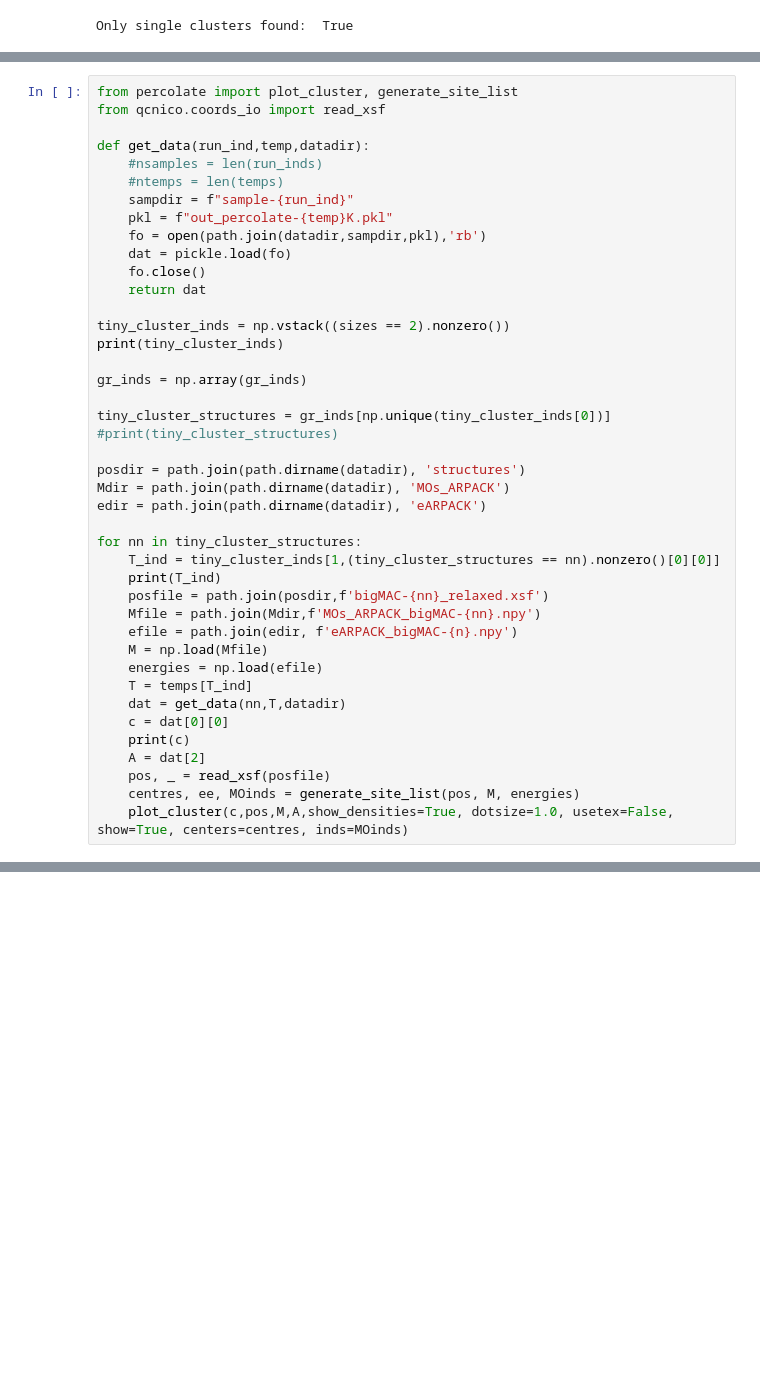
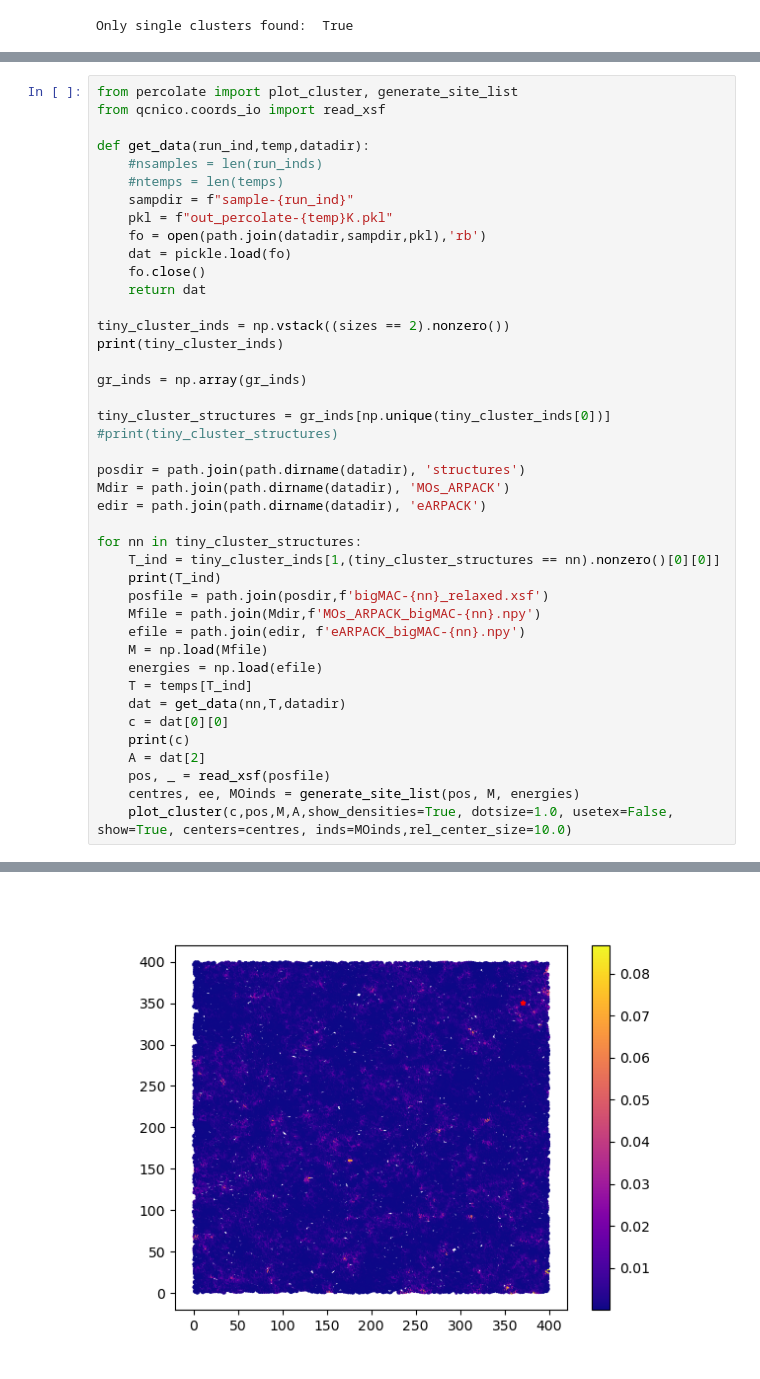
Before and after one commit to ngastellu/percolate_mac, a Jupyter notebook: analysis.ipynb, the cells around one changed output, grey strips where cells are left out. Saved outputs shown, nothing was run; the diff lists cells and outputs as text; blank space fills up the shorter version.

Commit message:
Corrected assignment of couplings to localisation centres in `deploy_percolate`.

```diff
--- a/analysis.ipynb
+++ b/analysis.ipynb
@@ -305,7 +306,7 @@ for nn in tiny_cluster_structures:
     print(T_ind)
     posfile = path.join(posdir,f'bigMAC-{nn}_relaxed.xsf')
     Mfile = path.join(Mdir,f'MOs_ARPACK_bigMAC-{nn}.npy')
-    efile = path.join(edir, f'eARPACK_bigMAC-{n}.npy')
+    efile = path.join(edir, f'eARPACK_bigMAC-{nn}.npy')
     M = np.load(Mfile)
     energies = np.load(efile)
     T = temps[T_ind]
@@ -315,5 +316,5 @@ for nn in tiny_cluster_structures:
     A = dat[2]
     pos, _ = read_xsf(posfile)
     centres, ee, MOinds = generate_site_list(pos, M, energies)
-    plot_cluster(c,pos,M,A,show_densities=True, dotsize=1.0, usetex=False, show=True, centers=centres, inds=MOinds)
+    plot_cluster(c,pos,M,A,show_densities=True, dotsize=1.0, usetex=False, show=True, centers=centres, inds=MOinds,rel_center_size=10.0)
 # %% [output]
@@ -320,0 +330 @@ ImportError: cannot import name 'generate_site_list' from 'percolate' (/Users/ni
+[figure, added]
```
Also changed, not shown: parts of 13 cells of this notebook, 3 other files.
